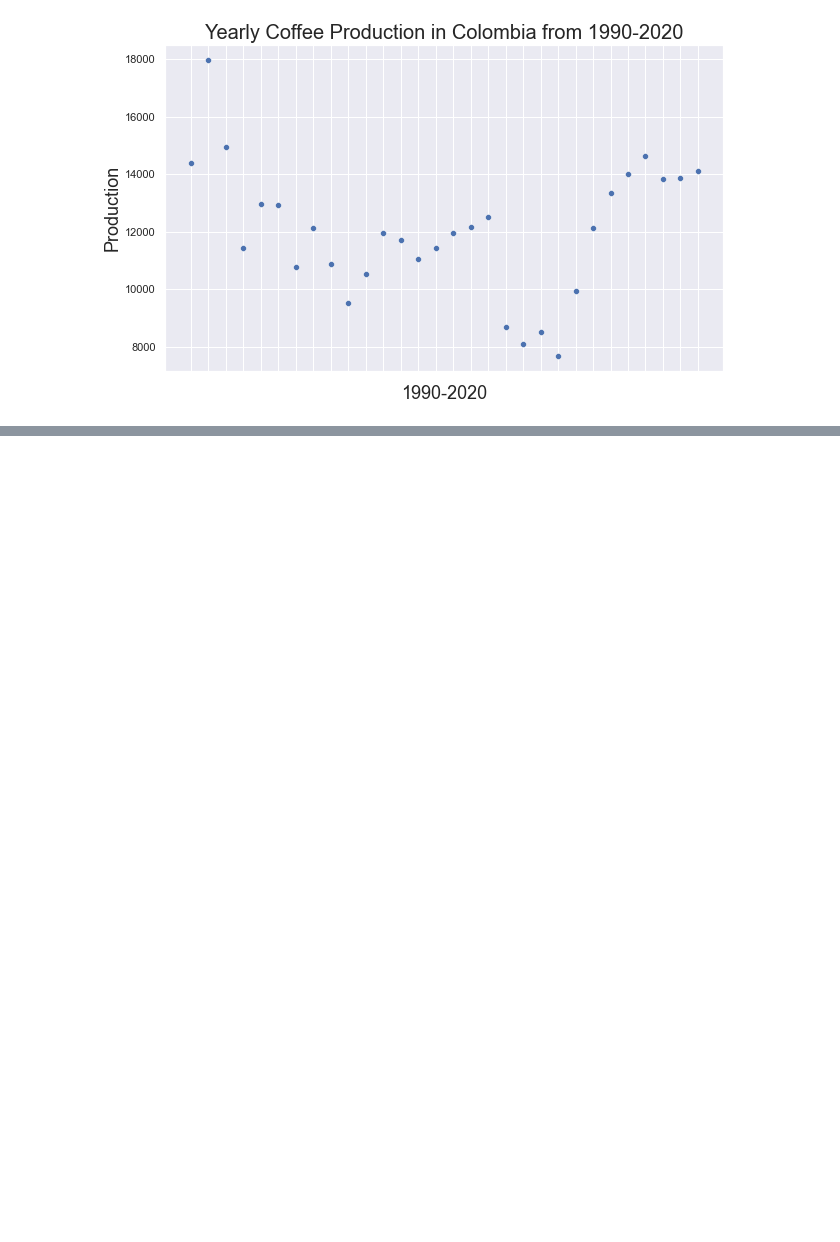
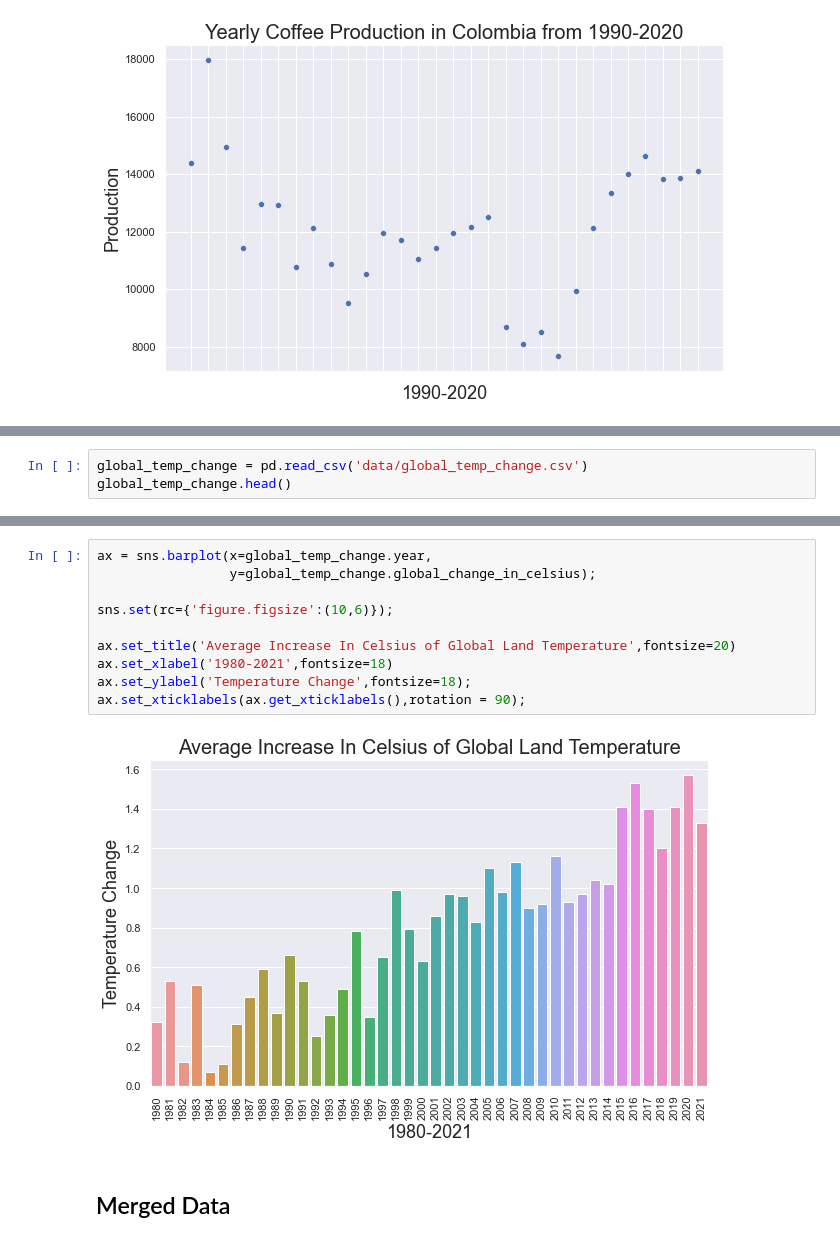
Before and after one commit to sanghyuns/Climate_Change_vs_Coffee_Production, a Jupyter notebook: capparelli.ipynb, the cells around one changed output, grey strips where cells are left out. Drawn from its saved outputs; the diff is of its cells as text; blank space fills up the shorter version.

```diff
--- a/capparelli.ipynb
+++ b/capparelli.ipynb
@@ -150,0 +137,3 @@ coffee_consumption.head()
+# %%
+global_temp_change = pd.read_csv('data/global_temp_change.csv')
+global_temp_change.head()
@@ -150,0 +147,14 @@ coffee_consumption.head()
+# %%
+ax = sns.barplot(x=global_temp_change.year,
+                 y=global_temp_change.global_change_in_celsius);
+
+sns.set(rc={'figure.figsize':(10,6)});
+
+ax.set_title('Average Increase In Celsius of Global Land Temperature',fontsize=20)
+ax.set_xlabel('1980-2021',fontsize=18)
+ax.set_ylabel('Temperature Change',fontsize=18);
+ax.set_xticklabels(ax.get_xticklabels(),rotation = 90);
+# %% [output]
+[figure, added]
+# %% [markdown]
+## Merged Data
```
Also changed, not shown: parts of 17 cells of this notebook, 2 other files.
